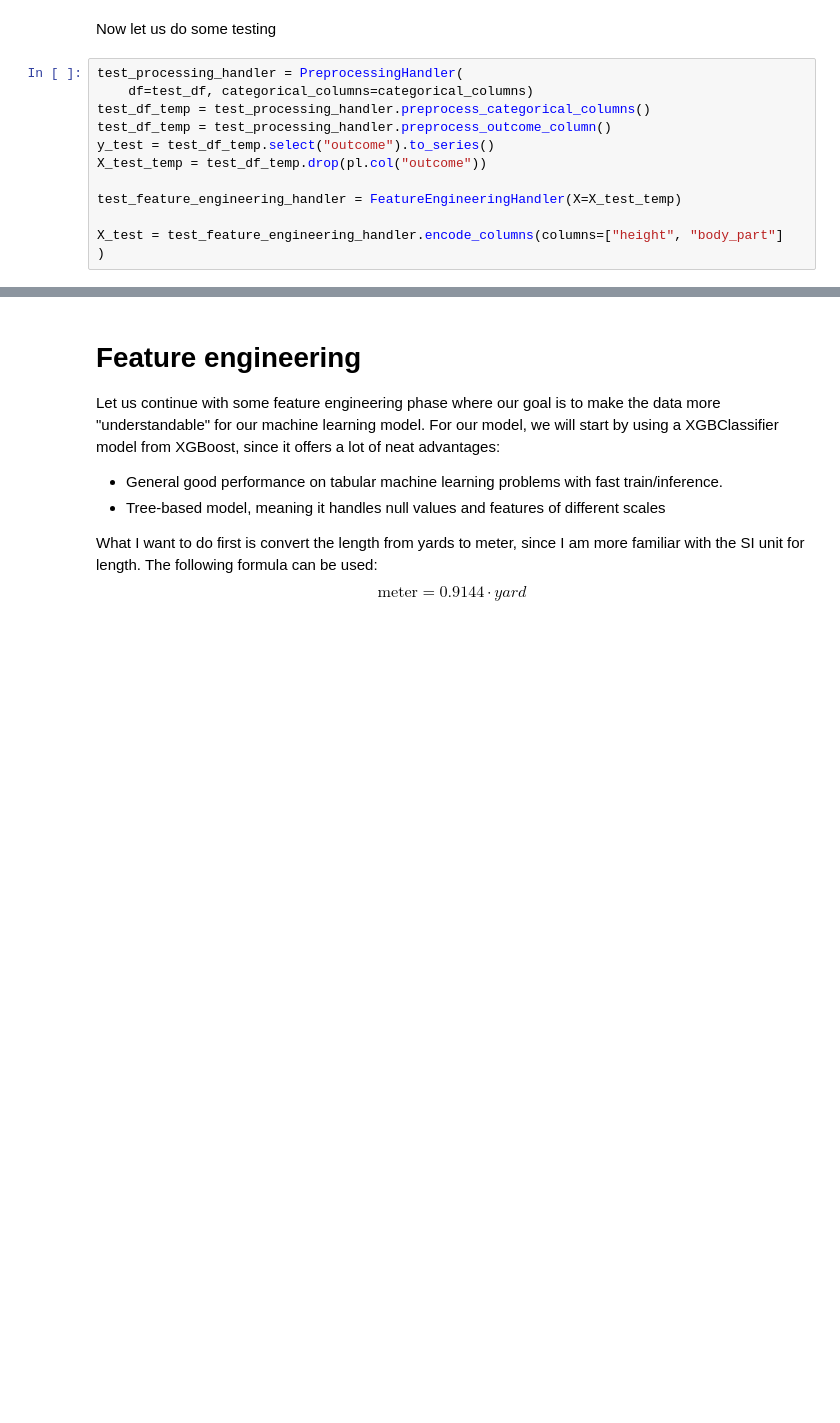
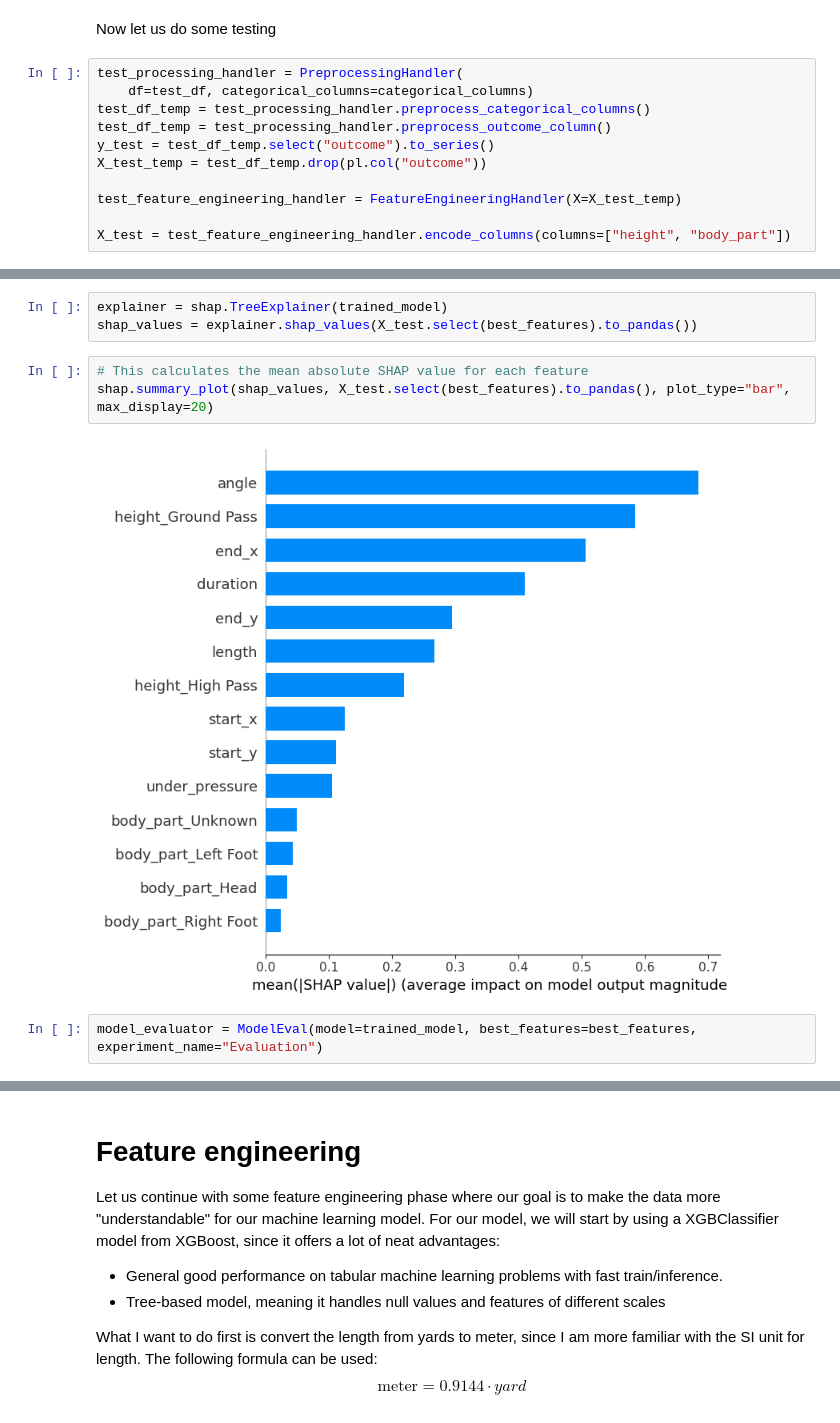
Before and after one commit to yucheng-fu/football_analytics, a Jupyter notebook: 02-analysis/02-analysis.ipynb, the cells around one changed output, grey strips where cells are left out. Saved outputs shown, nothing was run; the diff lists cells and outputs as text; blank space fills up the shorter version.

```diff
--- a/02-analysis/02-analysis.ipynb
+++ b/02-analysis/02-analysis.ipynb
@@ -313,5 +245,4 @@ X_test_temp = test_df_temp.drop(pl.col("outcome"))
 
 test_feature_engineering_handler = FeatureEngineeringHandler(X=X_test_temp)
 
-X_test = test_feature_engineering_handler.encode_columns(columns=["height", "body_part"]
-)
+X_test = test_feature_engineering_handler.encode_columns(columns=["height", "body_part"])
@@ -369,0 +266,10 @@ plt.show()
+# %%
+explainer = shap.TreeExplainer(trained_model)
+shap_values = explainer.shap_values(X_test.select(best_features).to_pandas())
+# %%
+# This calculates the mean absolute SHAP value for each feature
+shap.summary_plot(shap_values, X_test.select(best_features).to_pandas(), plot_type="bar", max_display=20)
+# %% [output]
+[figure, added]
+# %%
+model_evaluator = ModelEval(model=trained_model, best_features=best_features, experiment_name="Evaluation")
```
Also changed, not shown: parts of 19 cells of this notebook, 3 other files.
